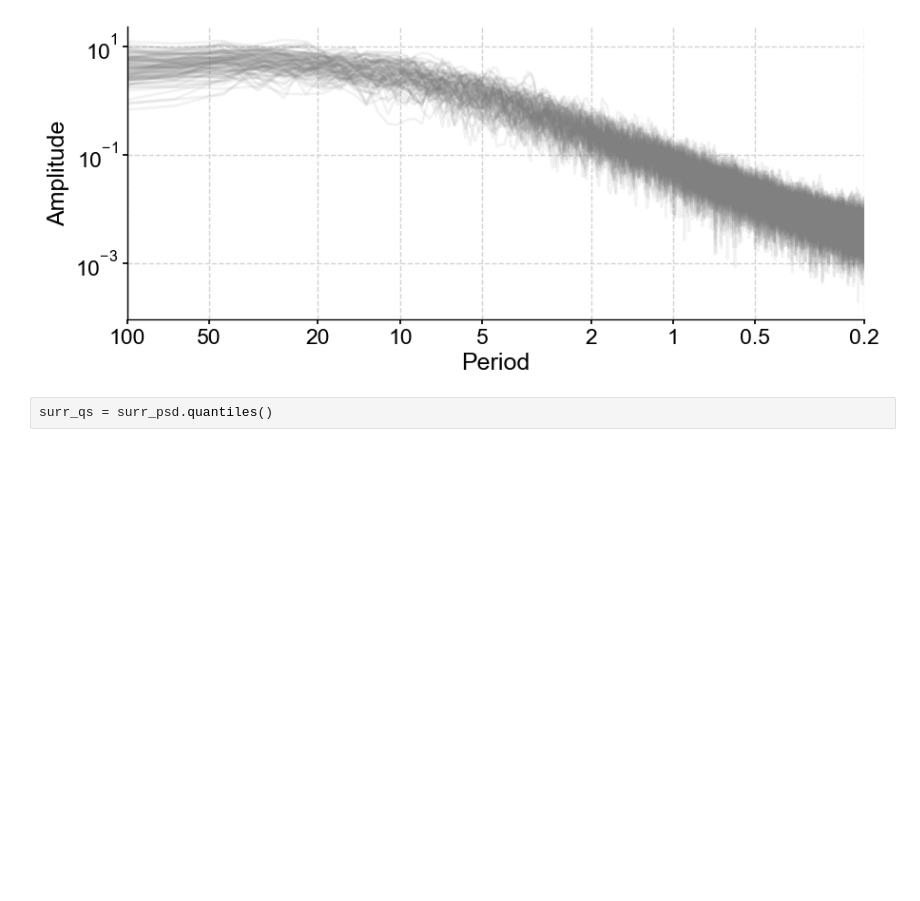
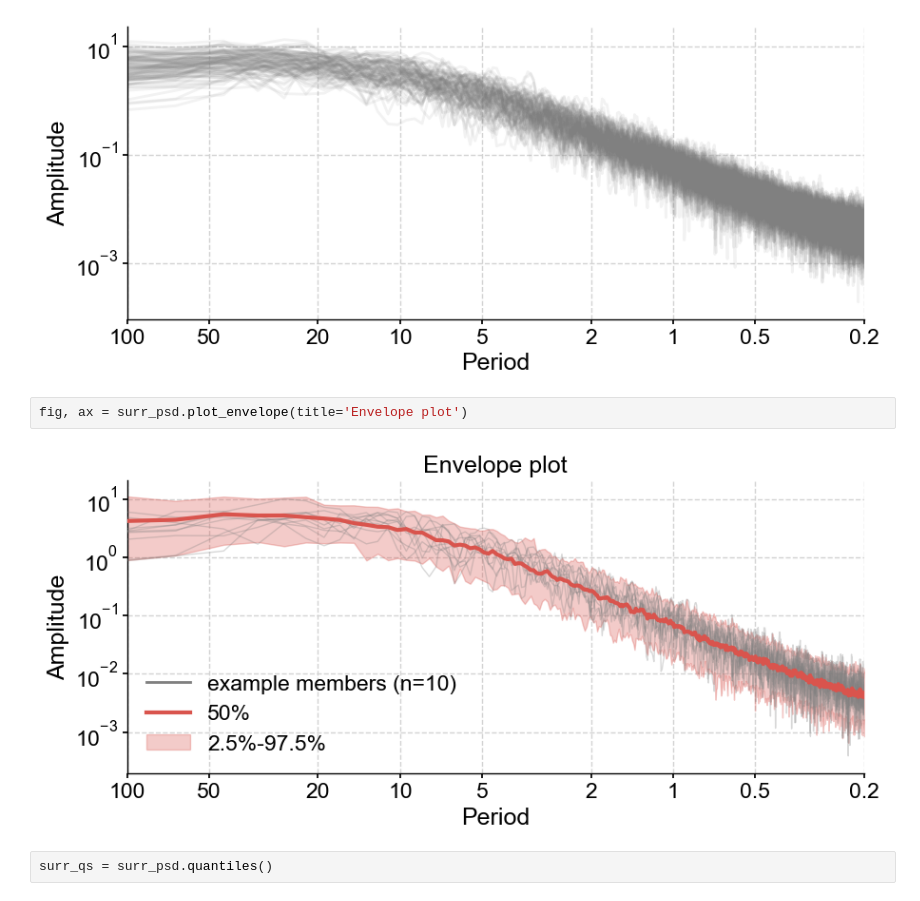
Before and after one commit to LinkedEarth/Pyleoclim_util, a Jupyter notebook: example_notebooks/test_ui.ipynb, the cells around one changed output. Saved outputs shown, nothing was run; the diff lists cells and outputs as text; blank space fills up the shorter version.

Commit message:
Add plot_envelope() for MultiplePSD

```diff
--- a/example_notebooks/test_ui.ipynb
+++ b/example_notebooks/test_ui.ipynb
@@ -141,6 +133,10 @@ print(surr_psd.psd_list[0].plot_kwargs)
 fig, ax = surr_psd.plot(plot_kwargs={'color': 'gray', 'alpha': 0.1})
 # %% [output]
 [figure]
+# %%
+fig, ax = surr_psd.plot_envelope(title='Envelope plot')
+# %% [output]
+[figure, added]
 # %%
 surr_qs = surr_psd.quantiles()
 # %%
```
Also changed, not shown: parts of 2 cells of this notebook, 2 other files.
